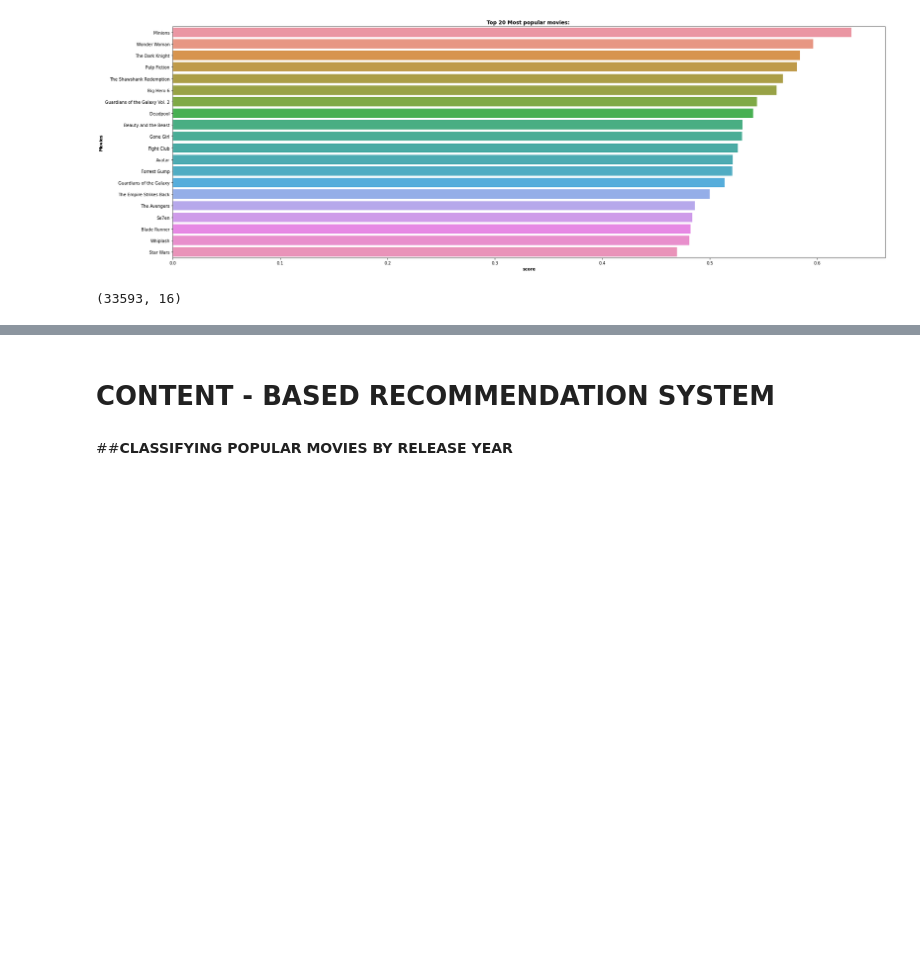
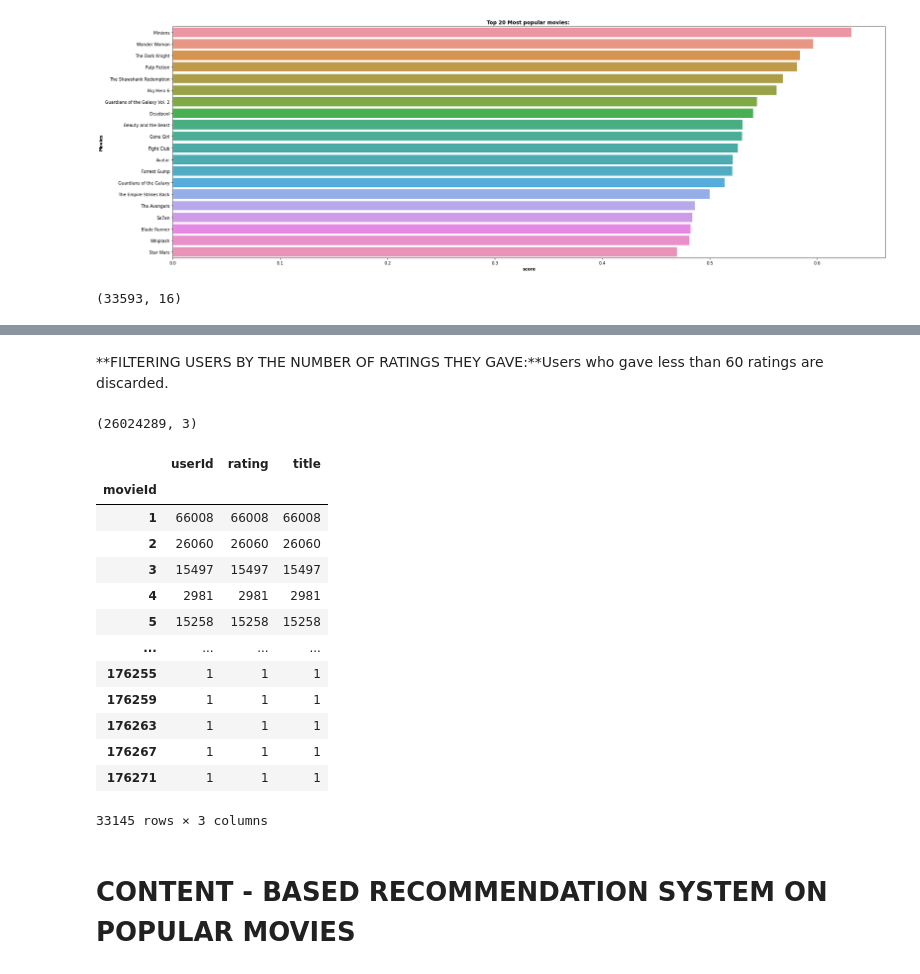
Before and after one commit to disha2sinha/Movie-Recommendation-System, a Jupyter notebook: Recommendation_System.ipynb, the cells around one changed output, grey strips where cells are left out. Drawn from its saved outputs; the diff is of its cells as text; code cells hidden in the pictures; blank space fills up the shorter version.

```diff
--- a/Recommendation_System.ipynb
+++ b/Recommendation_System.ipynb
@@ -180,0 +183,7 @@ popular_movies.head()
+# %%
+#https://drive.google.com/file/d/1nVaAmYBm8xnDR8ynF9eX0qY06_c5ZzqG/view?usp=sharing
+id='1nVaAmYBm8xnDR8ynF9eX0qY06_c5ZzqG'
+downloaded = drive.CreateFile({'id':id})
+downloaded.GetContentFile('RevisedRatings.csv')
+user_ratings = pd.read_csv('RevisedRatings.csv',engine='python',index_col=0)
+user_ratings.head()
@@ -180,0 +197,2 @@ popular_movies.head()
+# %% [markdown]
+**FILTERING USERS BY THE NUMBER OF RATINGS THEY GAVE:**Users who gave less than 60 ratings are discarded.
@@ -181,4 +202,24 @@ popular_movies.head()
+# %%
+user_ratings.shape
+# %% [output]
+(26024289, 3)
+# %%
+users_movies=pd.merge(user_ratings,popular_movies[['movieId','title']],how='inner',on='movieId')
+users_movies=users_movies[users_movies['movieId']]
+# %% [output]
+|  | userId | rating | title |
+| movieId |  |  |  |
+| 1 | 66008 | 66008 | 66008 |
+| 2 | 26060 | 26060 | 26060 |
+| 3 | 15497 | 15497 | 15497 |
+| 4 | 2981 | 2981 | 2981 |
+| 5 | 15258 | 15258 | 15258 |
+| ... | ... | ... | ... |
+| 176255 | 1 | 1 | 1 |
+| 176259 | 1 | 1 | 1 |
+| 176263 | 1 | 1 | 1 |
+| 176267 | 1 | 1 | 1 |
+| 176271 | 1 | 1 | 1 |
+33145 rows × 3 columns
 # %% [markdown]
-# **CONTENT - BASED RECOMMENDATION SYSTEM**
+# **CONTENT - BASED RECOMMENDATION SYSTEM ON POPULAR MOVIES**
-# %% [markdown]
-##**CLASSIFYING POPULAR MOVIES BY RELEASE YEAR**
```
Also changed, not shown: parts of 7 cells of this notebook.
